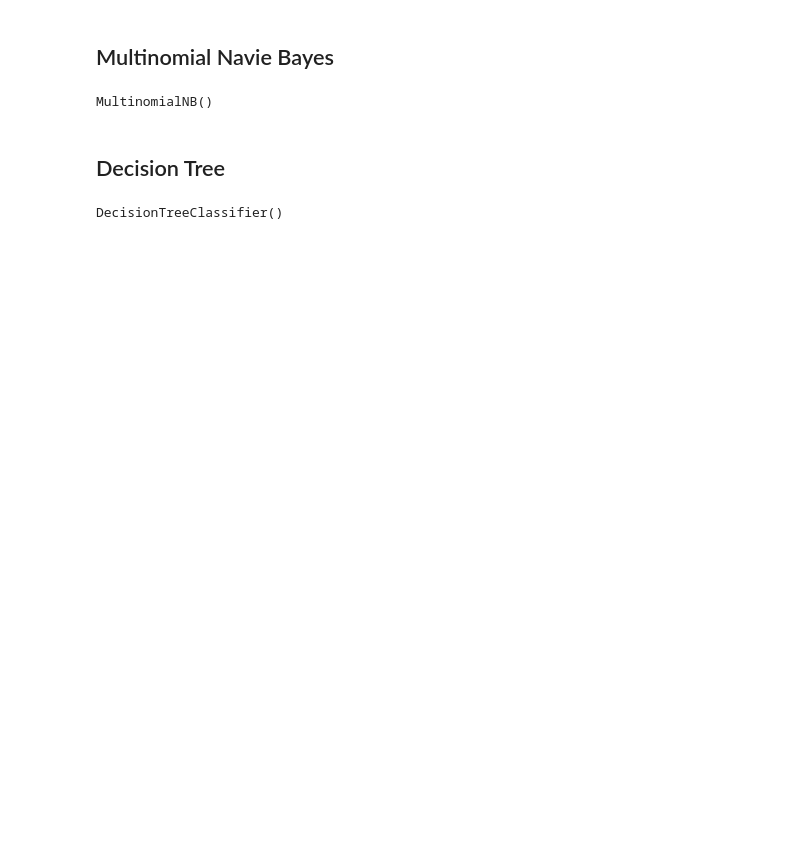
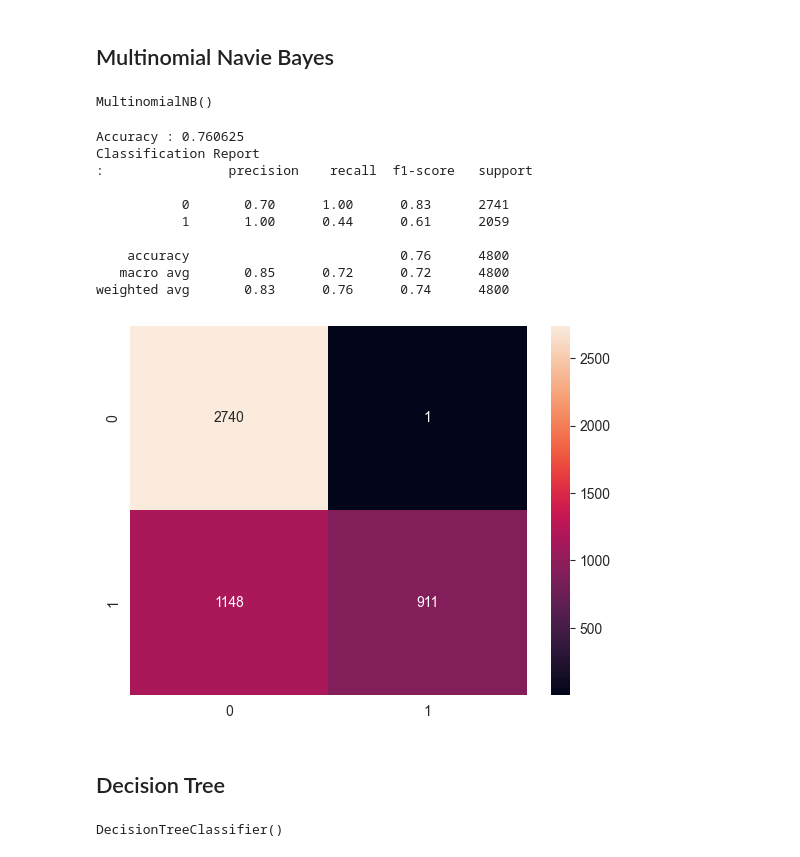
Before and after one commit to gokul-h/fake-news-detector, a Jupyter notebook: Kaagle_Fake_news_Implementation.ipynb, the cells around one changed output. Cells and saved outputs as stored; diff of their text form; code cells hidden in the pictures; blank space fills up the shorter version.

```diff
--- a/Kaagle_Fake_news_Implementation.ipynb
+++ b/Kaagle_Fake_news_Implementation.ipynb
@@ -162,5 +198,20 @@ mnb.fit(X_final, y_train)
 # %% [output]
 MultinomialNB()
+# %%
+y_pred = mnb.predict(X_train)
+matrix(mnb,y_pred)
+# %% [output]
+Accuracy : 0.760625
+Classification Report
+:                precision    recall  f1-score   support
+
+           0       0.70      1.00      0.83      2741
+           1       1.00      0.44      0.61      2059
+
+    accuracy                           0.76      4800
+   macro avg       0.85      0.72      0.72      4800
+weighted avg       0.83      0.76      0.74      4800
+[figure, added]
 # %% [markdown]
 ## Decision Tree
 # %%
```
Also changed, not shown: parts of 26 cells of this notebook.
